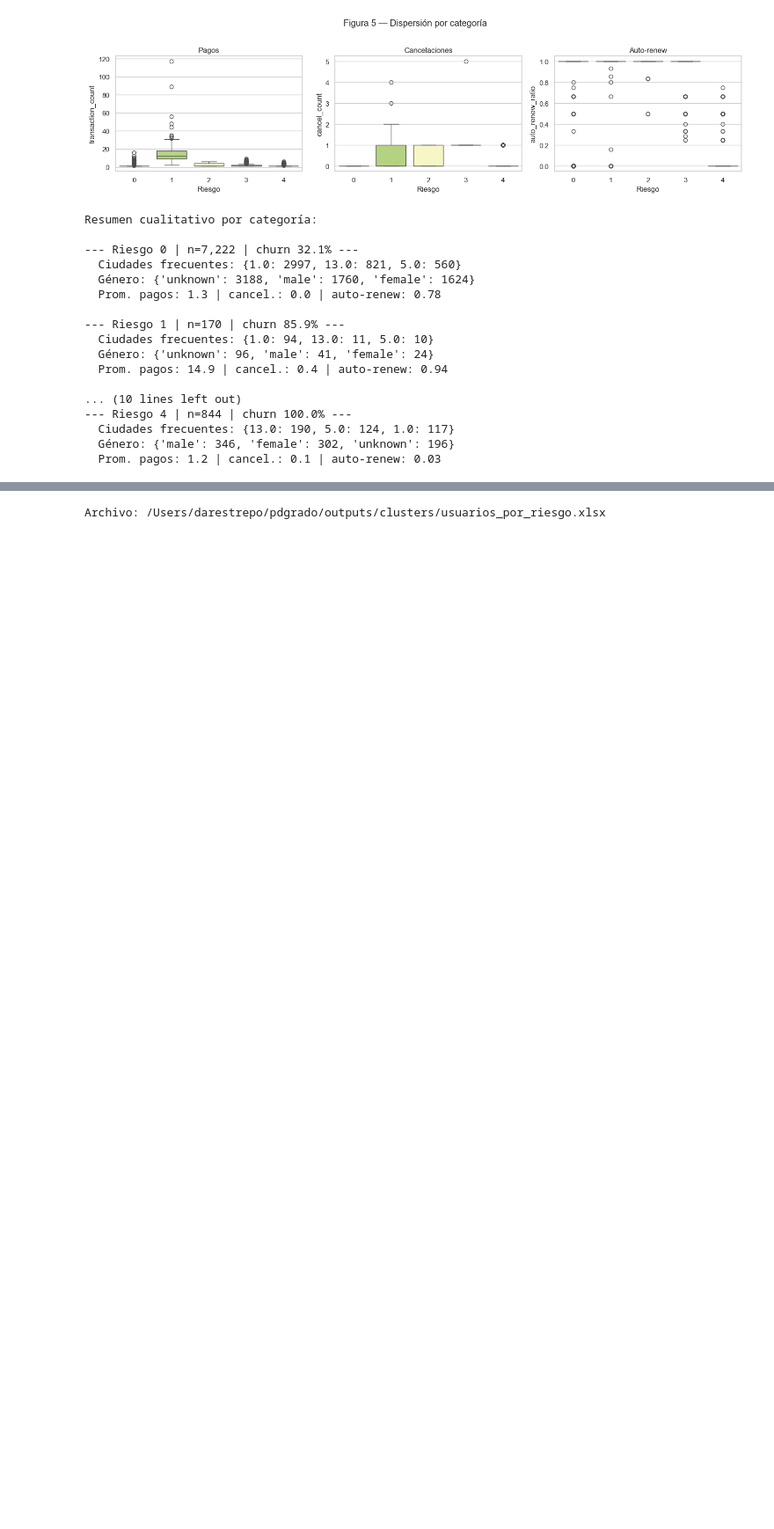
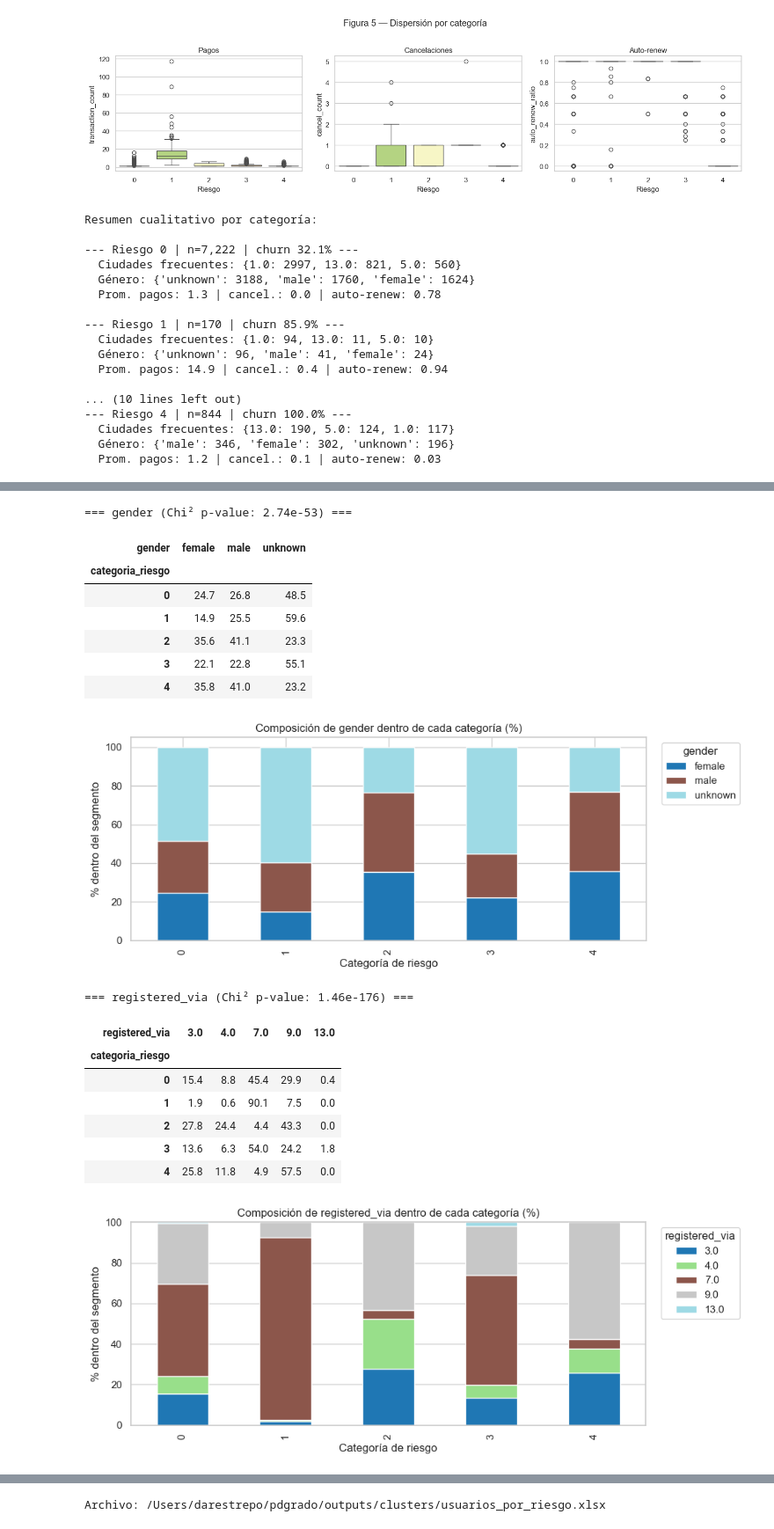
Before and after one commit to danielrpo1/pdgrado, a Jupyter notebook: notebooks/Colab_Piloto_5_Categorias_Riesgo_KKBox.ipynb, the cells around one changed output, grey strips where cells are left out. Shown at 88% size. Cells and saved outputs as stored; diff of their text form; code cells hidden in the pictures; blank space fills up the shorter version.

```diff
--- a/notebooks/Colab_Piloto_5_Categorias_Riesgo_KKBox.ipynb
+++ b/notebooks/Colab_Piloto_5_Categorias_Riesgo_KKBox.ipynb
@@ -354,0 +385,42 @@ Se genera un libro con **cinco hojas** (`riesgo_0` … `riesgo_4`) para revisar
+# %%
+# 7.2 Perfil categórico: ¿cómo se reparte género / canal por categoría?
+from scipy.stats import chi2_contingency
+
+def tabla_perfil(col, top_n=8):
+    if col not in df.columns:
+        return
+    top_vals = df[col].value_counts().head(top_n).index
+    sub = df[df[col].isin(top_vals)].copy()
+    ct = pd.crosstab(sub['categoria_riesgo'], sub[col], normalize='index') * 100
+    chi2, p, _, _ = chi2_contingency(pd.crosstab(df['categoria_riesgo'], df[col]))
+    print(f'\n=== {col} (Chi² p-value: {p:.2e}) ===')
+    display(ct.round(1))
+    ct.plot(kind='bar', stacked=True, figsize=(10, 4), colormap='tab20')
+    plt.title(f'Composición de {col} dentro de cada categoría (%)')
+    plt.xlabel('Categoría de riesgo')
+    plt.ylabel('% dentro del segmento')
+    plt.legend(title=col, bbox_to_anchor=(1.02, 1))
+    plt.tight_layout()
+    plt.show()
+
+for col in ['gender', 'registered_via']:
+    tabla_perfil(col)
+# %% [output]
+=== gender (Chi² p-value: 2.74e-53) ===
+| gender | female | male | unknown |
+| categoria_riesgo |  |  |  |
+| 0 | 24.7 | 26.8 | 48.5 |
+| 1 | 14.9 | 25.5 | 59.6 |
+| 2 | 35.6 | 41.1 | 23.3 |
+| 3 | 22.1 | 22.8 | 55.1 |
+| 4 | 35.8 | 41.0 | 23.2 |
+[figure, added]
+=== registered_via (Chi² p-value: 1.46e-176) ===
+| registered_via | 3.0 | 4.0 | 7.0 | 9.0 | 13.0 |
+| categoria_riesgo |  |  |  |  |  |
+| 0 | 15.4 | 8.8 | 45.4 | 29.9 | 0.4 |
+| 1 | 1.9 | 0.6 | 90.1 | 7.5 | 0.0 |
+| 2 | 27.8 | 24.4 | 4.4 | 43.3 | 0.0 |
+| 3 | 13.6 | 6.3 | 54.0 | 24.2 | 1.8 |
+| 4 | 25.8 | 11.8 | 4.9 | 57.5 | 0.0 |
+[figure, added]
```
Also changed, not shown: parts of 11 cells of this notebook, 2 other files.
